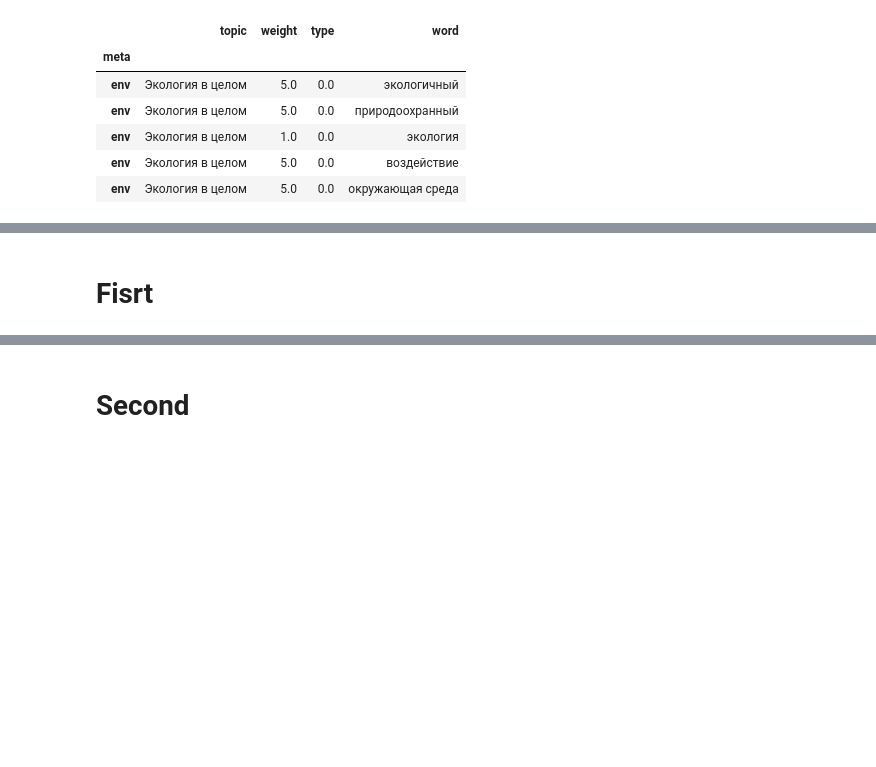
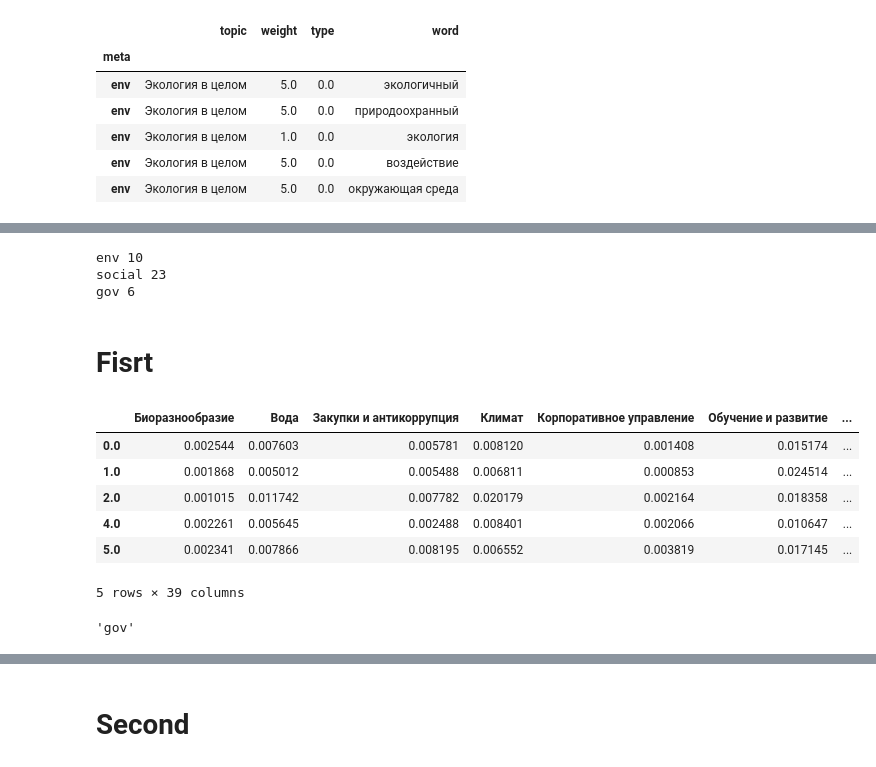
Before and after one commit to tarasovEgor/ESG_Reports, a Jupyter notebook: workflow/workflow.ipynb, the cells around one changed output, grey strips where cells are left out. Cells and saved outputs as stored; diff of their text form; code cells hidden in the pictures; blank space fills up the shorter version.

```diff
--- a/workflow/workflow.ipynb
+++ b/workflow/workflow.ipynb
@@ -120,9 +139,19 @@ topics = [topic for topic in topics if len(topic) > 1]
 letter = {"env": ["E_transformed"], "social": ["S_transformed"], "gov": ["G_transformed"]}
 for meta, col_set in gr.items():
     for col in col_set:
+        found = False
         for c_col in combined.columns:
             if col in c_col:
                 letter[meta].append(c_col)
+                found = True
+        # if not found:
+        #     print(col)
+for letter, arr in letter.items():
+    print(letter, len(arr))
+# %% [output]
+env 10
+social 23
+gov 6
 # %% [markdown]
 # Fisrt
 # %%
@@ -142,6 +172,32 @@ def logreg_(data: pd.DataFrame, cur_letter: str):
     y_pred = model.predict(X_test)
     print("accuracy_score", accuracy_score(y_test, y_pred))
     print(classification_report(y_test, y_pred))
+# %%
+def map_to_ranges(value):
+    if value <= 3:
+        return 1
+    elif value <= 6:
+        return 2
+    else:
+        return 3
+# %%
+for cur_letter in ["E", "S", "G"]:
+    col = f"{cur_letter}_transformed"
+    combined[col] = combined[col].apply(map_to_ranges)
+# %%
+combined.head()
+# %% [output]
+|  | Биоразнообразие | Вода | Закупки и антикоррупция | Климат | Корпоративное управление | Обучение и развитие | ... |
+| 0.0 | 0.002544 | 0.007603 | 0.005781 | 0.008120 | 0.001408 | 0.015174 | ... |
+| 1.0 | 0.001868 | 0.005012 | 0.005488 | 0.006811 | 0.000853 | 0.024514 | ... |
+| 2.0 | 0.001015 | 0.011742 | 0.007782 | 0.020179 | 0.002164 | 0.018358 | ... |
+| 4.0 | 0.002261 | 0.005645 | 0.002488 | 0.008401 | 0.002066 | 0.010647 | ... |
+| 5.0 | 0.002341 | 0.007866 | 0.008195 | 0.006552 | 0.003819 | 0.017145 | ... |
+5 rows × 39 columns
+# %%
+letter
+# %% [output]
+'gov'
 # %%
 for cur_letter, letter_type in [("E", "env"), ("S", "social"), ("G", "gov")]:
     print(cur_letter, letter_type)
```
Also changed, not shown: parts of 36 cells of this notebook, 1 other file.
